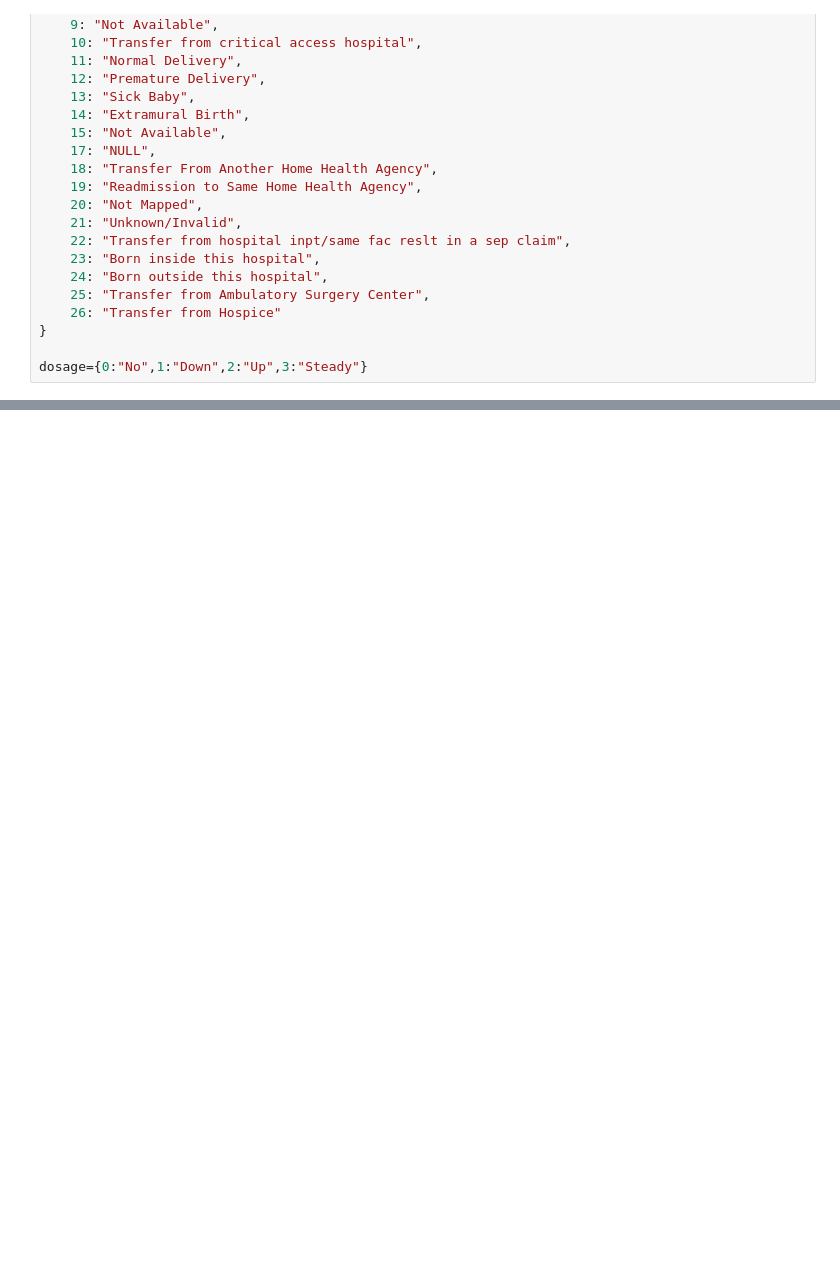
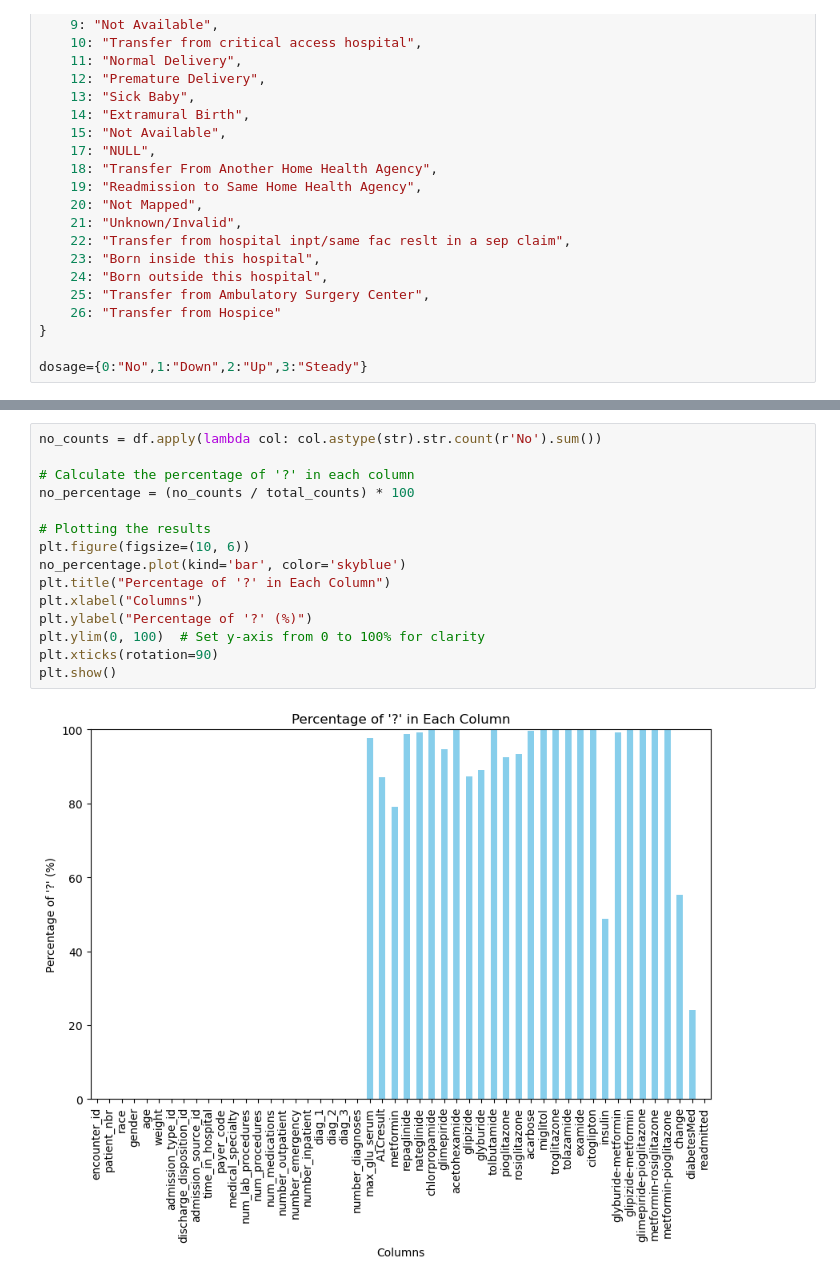
Before and after one commit to Coolnam3/ML_Project, a Jupyter notebook: main.ipynb, the cells around one changed output, grey strips where cells are left out. Drawn from its saved outputs; the diff is of its cells as text; blank space fills up the shorter version.

```diff
--- a/main.ipynb
+++ b/main.ipynb
@@ -67,0 +163,17 @@ dosage={0:"No",1:"Down",2:"Up",3:"Steady"}
+# %%
+no_counts = df.apply(lambda col: col.astype(str).str.count(r'No').sum())
+
+# Calculate the percentage of '?' in each column
+no_percentage = (no_counts / total_counts) * 100
+
+# Plotting the results
+plt.figure(figsize=(10, 6))
+no_percentage.plot(kind='bar', color='skyblue')
+plt.title("Percentage of '?' in Each Column")
+plt.xlabel("Columns")
+plt.ylabel("Percentage of '?' (%)")
+plt.ylim(0, 100)  # Set y-axis from 0 to 100% for clarity
+plt.xticks(rotation=90)
+plt.show()
+# %% [output]
+[figure, added]
```
Also changed, not shown: parts of 16 cells of this notebook.
